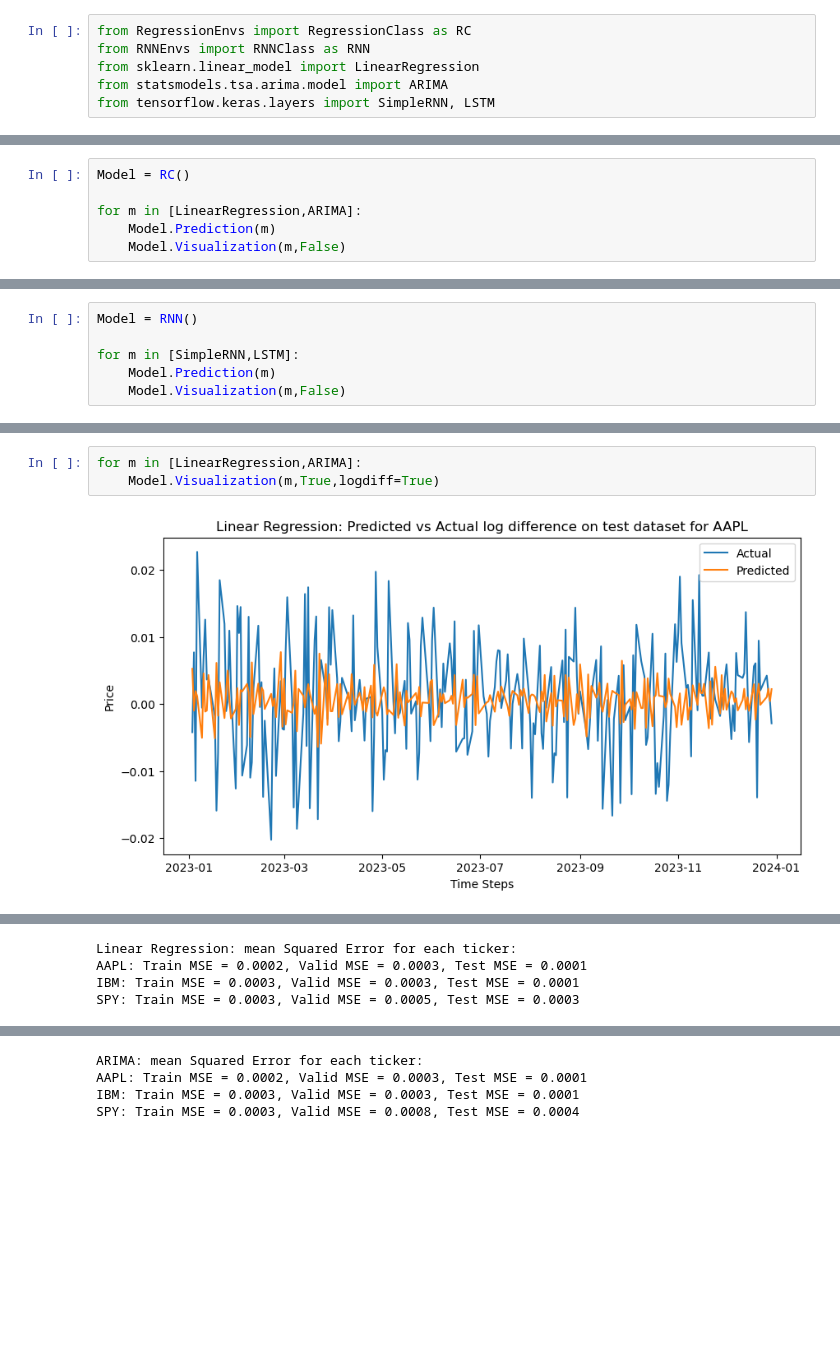
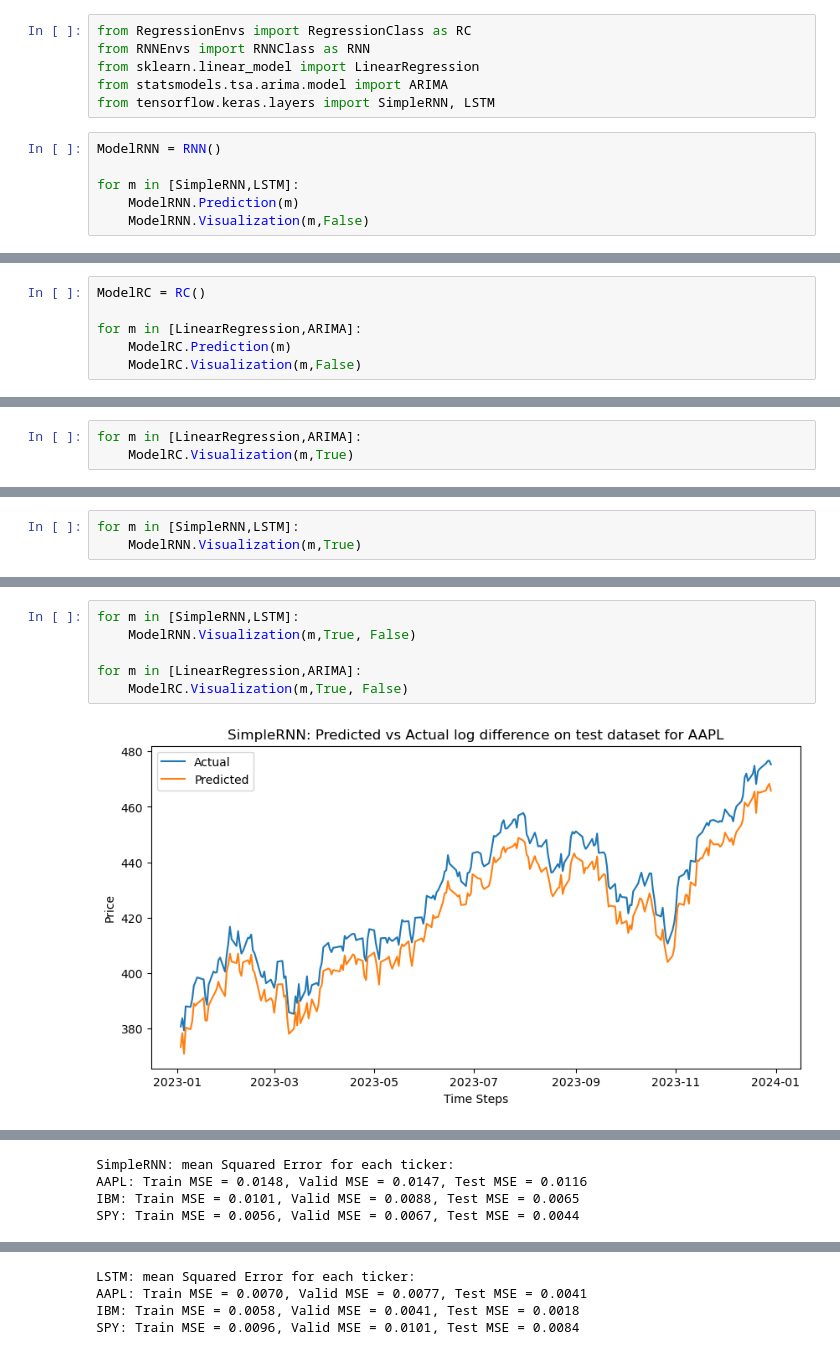
Before and after one commit to yshirai999/Erdos-project, a Jupyter notebook: Main.ipynb, the cells around one changed output, grey strips where cells are left out. Drawn from its saved outputs; the diff is of its cells as text; blank space fills up the shorter version.

```diff
--- a/Main.ipynb
+++ b/Main.ipynb
@@ -4,3 +4,9 @@ from RNNEnvs import RNNClass as RNN
 from sklearn.linear_model import LinearRegression
 from statsmodels.tsa.arima.model import ARIMA
 from tensorflow.keras.layers import SimpleRNN, LSTM
+# %%
+ModelRNN = RNN()
+
+for m in [SimpleRNN,LSTM]:
+    ModelRNN.Prediction(m)
+    ModelRNN.Visualization(m,False)
@@ -7,8 +19,8 @@ from tensorflow.keras.layers import SimpleRNN, LSTM
 # %%
-Model = RC()
+ModelRC = RC()
 
 for m in [LinearRegression,ARIMA]:
-    Model.Prediction(m)
-    Model.Visualization(m,False)
+    ModelRC.Prediction(m)
+    ModelRC.Visualization(m,False)
 # %% [output]
 Linear Regression: mean Squared Error for each ticker:
@@ -21,0 +34,3 @@ SPY: Train MSE = 0.0003, Valid MSE = 0.0008, Test MSE = 0.0004
+# %%
+for m in [LinearRegression,ARIMA]:
+    ModelRC.Visualization(m,True)
@@ -22,6 +52,3 @@ SPY: Train MSE = 0.0003, Valid MSE = 0.0008, Test MSE = 0.0004
 # %%
-Model = RNN()
-
 for m in [SimpleRNN,LSTM]:
-    Model.Prediction(m)
-    Model.Visualization(m,False)
+    ModelRNN.Visualization(m,True)
@@ -28,5 +70,8 @@ for m in [SimpleRNN,LSTM]:
 # %%
+for m in [SimpleRNN,LSTM]:
+    ModelRNN.Visualization(m,True, False)
+
 for m in [LinearRegression,ARIMA]:
-    Model.Visualization(m,True,logdiff=True)
+    ModelRC.Visualization(m,True, False)
 # %% [output]
-[figure, old version]
+[figure, new version]
@@ -35,4 +80,4 @@ for m in [LinearRegression,ARIMA]:
-Linear Regression: mean Squared Error for each ticker:
-AAPL: Train MSE = 0.0002, Valid MSE = 0.0003, Test MSE = 0.0001
-IBM: Train MSE = 0.0003, Valid MSE = 0.0003, Test MSE = 0.0001
-SPY: Train MSE = 0.0003, Valid MSE = 0.0005, Test MSE = 0.0003
+SimpleRNN: mean Squared Error for each ticker:
+AAPL: Train MSE = 0.0148, Valid MSE = 0.0147, Test MSE = 0.0116
+IBM: Train MSE = 0.0101, Valid MSE = 0.0088, Test MSE = 0.0065
+SPY: Train MSE = 0.0056, Valid MSE = 0.0067, Test MSE = 0.0044
@@ -42,4 +87,4 @@ SPY: Train MSE = 0.0003, Valid MSE = 0.0005, Test MSE = 0.0003
-ARIMA: mean Squared Error for each ticker:
-AAPL: Train MSE = 0.0002, Valid MSE = 0.0003, Test MSE = 0.0001
-IBM: Train MSE = 0.0003, Valid MSE = 0.0003, Test MSE = 0.0001
-SPY: Train MSE = 0.0003, Valid MSE = 0.0008, Test MSE = 0.0004
+LSTM: mean Squared Error for each ticker:
+AAPL: Train MSE = 0.0070, Valid MSE = 0.0077, Test MSE = 0.0041
+IBM: Train MSE = 0.0058, Valid MSE = 0.0041, Test MSE = 0.0018
+SPY: Train MSE = 0.0096, Valid MSE = 0.0101, Test MSE = 0.0084
```
Also changed, not shown: parts of 6 cells of this notebook, 3 other files.
